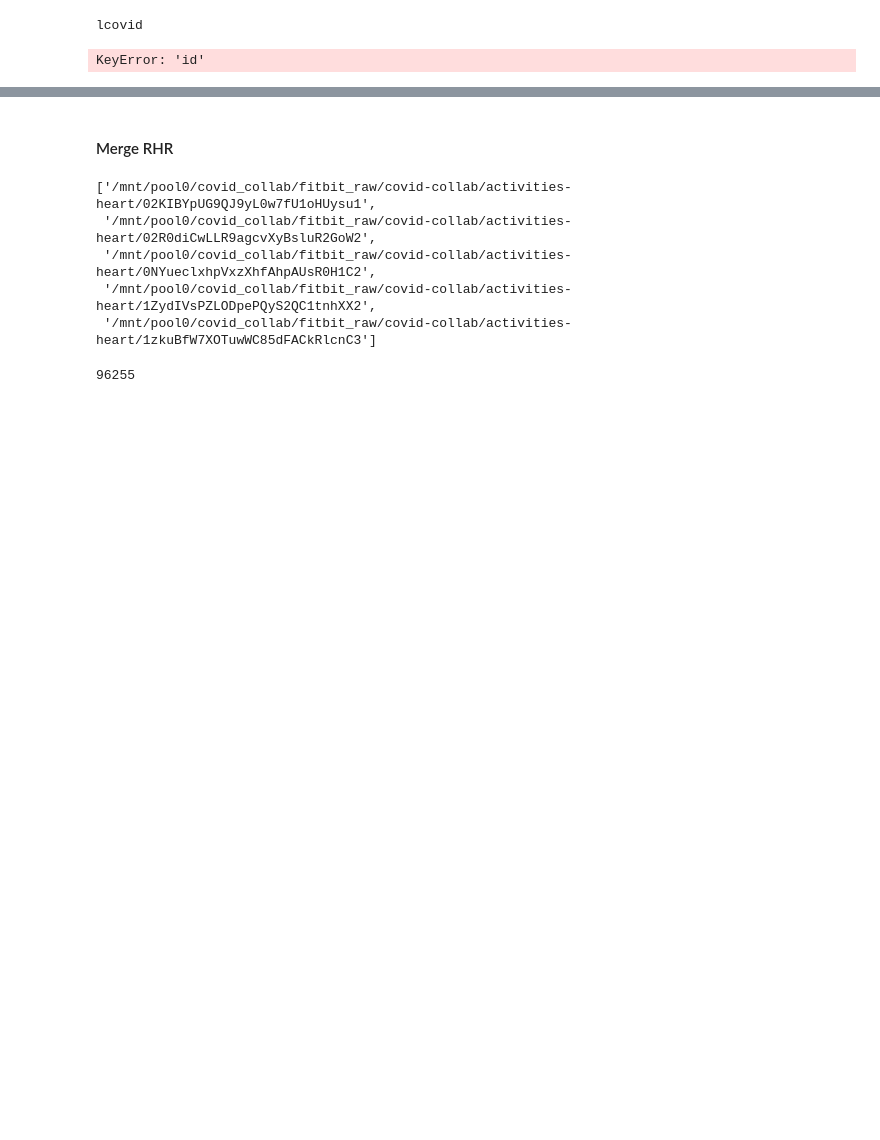
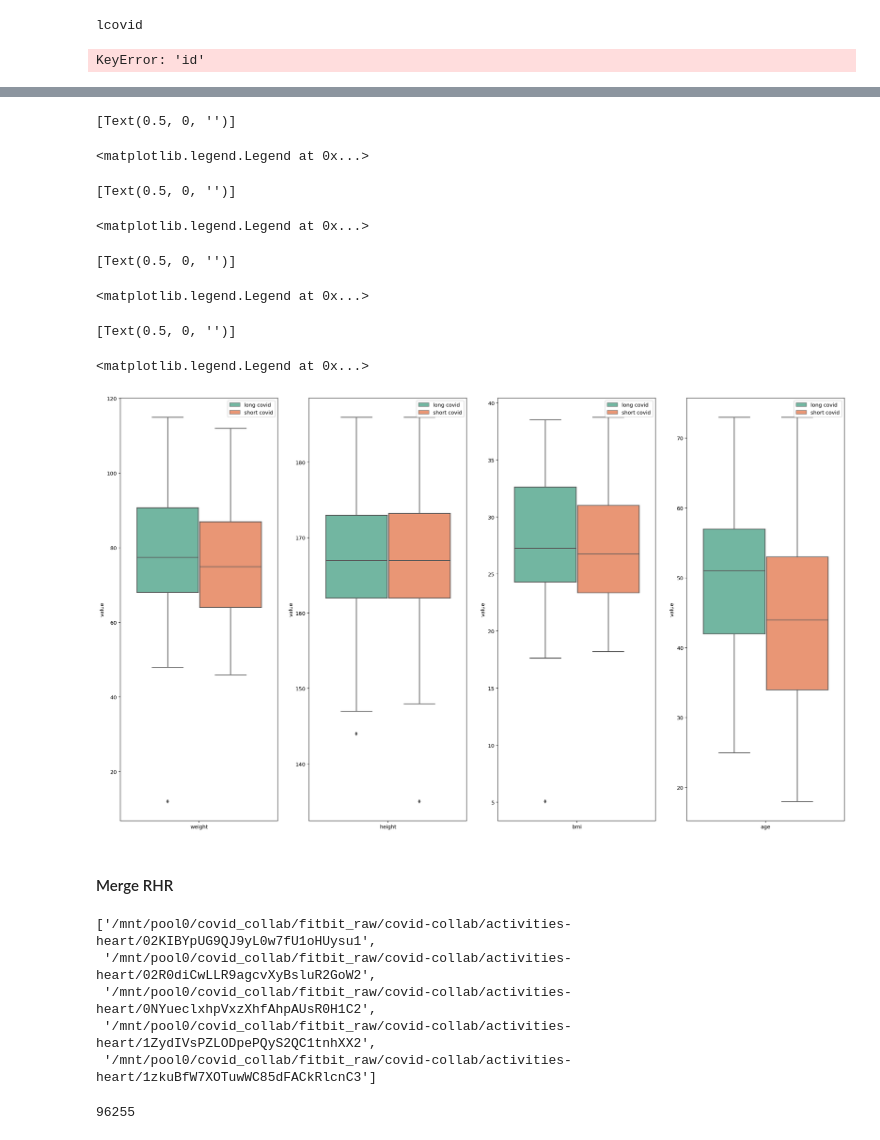
Before and after one commit to yatharthranjan/covid-collab-analysis, a Jupyter notebook: symptom_stratification.ipynb, the cells around one changed output, grey strips where cells are left out. Saved outputs shown, nothing was run; the diff lists cells and outputs as text; code cells hidden in the pictures; blank space fills up the shorter version.

```diff
--- a/symptom_stratification.ipynb
+++ b/symptom_stratification.ipynb
@@ -1008,3 +1053,25 @@ plt.show()
+# %%
+fig, ax = plt.subplots(1, 4, figsize=(25,15))
+
+for i, v in enumerate(plot_df['variable'].unique()):
+    data = plot_df[plot_df['variable'] == v]
+    data = data[(data['type'] == 'lcovid') | (data['type'] == 'combined_short_covid')]
+    axis = sns.boxplot(ax=ax[i], y="value", x="variable", orient="v", hue='type', data=data, palette="Set2")
+    axis.set(xlabel='')
+    handles, _ = axis.get_legend_handles_labels()
+    axis.legend(handles, ['long covid', 'short covid'], loc="best")
+
+plt.show()
+# %% [output]
+[Text(0.5, 0, '')]
+<matplotlib.legend.Legend at 0x...>
+[Text(0.5, 0, '')]
+<matplotlib.legend.Legend at 0x...>
+[Text(0.5, 0, '')]
+<matplotlib.legend.Legend at 0x...>
+[Text(0.5, 0, '')]
+<matplotlib.legend.Legend at 0x...>
+[figure, added]
 # %%
 phq8_pro_df = common_pre_process(phq8_df.copy().fillna(0))
 # %%
```
Also changed, not shown: parts of 36 cells of this notebook.
